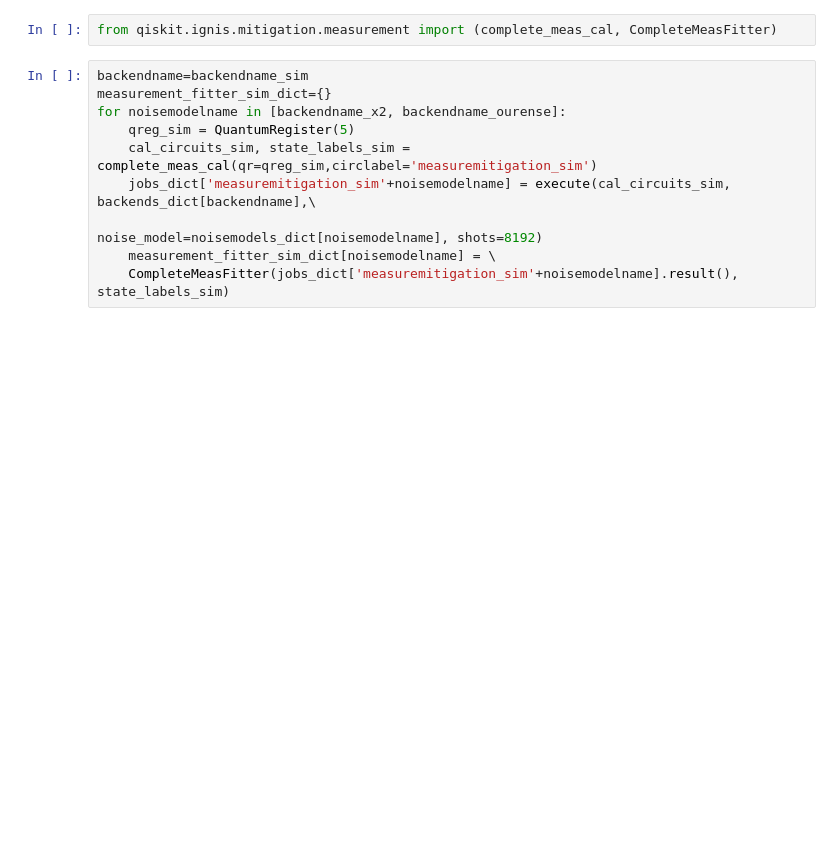
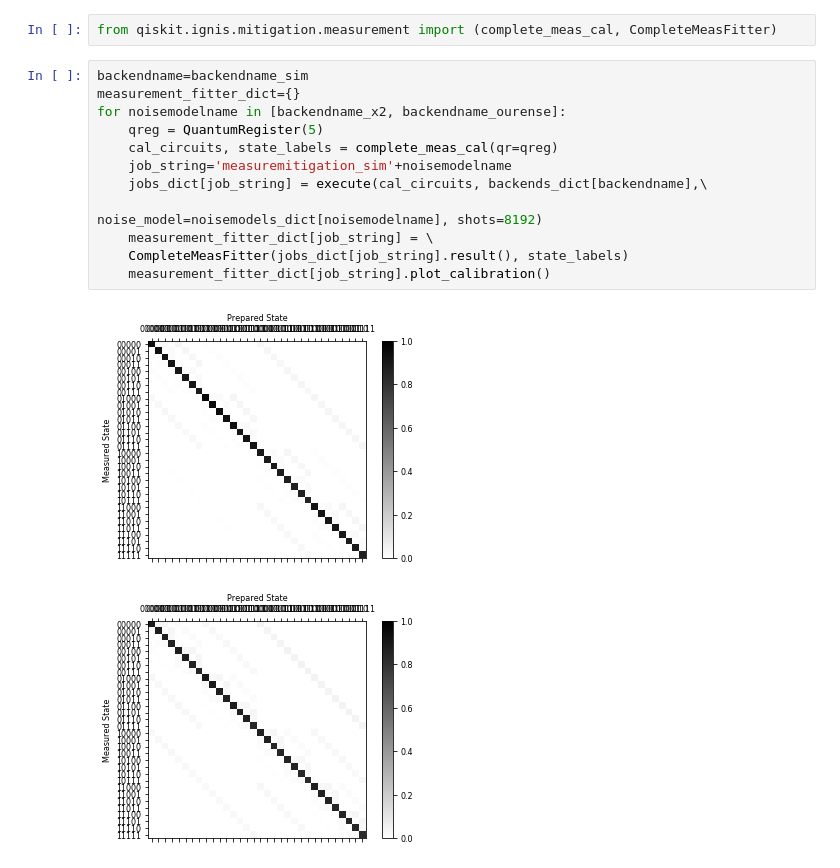
Before and after one commit to OpenQuantumComputing/error_mitigation, a Jupyter notebook: Poker circuit.ipynb, the cells around one changed output. Drawn from its saved outputs; the diff is of its cells as text; blank space fills up the shorter version.

Commit message:
added measurement filter

```diff
--- a/Poker circuit.ipynb
+++ b/Poker circuit.ipynb
@@ -1378,11 +1378,16 @@ $\sigma_d$  & $\mathds{1}$ & $\sigma_x$ & $\sigma_y$ & $\sigma_z$ & $\sigma_x$ &
 from qiskit.ignis.mitigation.measurement import (complete_meas_cal, CompleteMeasFitter)
 # %%
 backendname=backendname_sim
-measurement_fitter_sim_dict={}
+measurement_fitter_dict={}
 for noisemodelname in [backendname_x2, backendname_ourense]:
-    qreg_sim = QuantumRegister(5)
-    cal_circuits_sim, state_labels_sim = complete_meas_cal(qr=qreg_sim,circlabel='measuremitigation_sim')
-    jobs_dict['measuremitigation_sim'+noisemodelname] = execute(cal_circuits_sim, backends_dict[backendname],\
+    qreg = QuantumRegister(5)
+    cal_circuits, state_labels = complete_meas_cal(qr=qreg)
+    job_string='measuremitigation_sim'+noisemodelname
+    jobs_dict[job_string] = execute(cal_circuits, backends_dict[backendname],\
                                                  noise_model=noisemodels_dict[noisemodelname], shots=8192)
-    measurement_fitter_sim_dict[noisemodelname] = \
-    CompleteMeasFitter(jobs_dict['measuremitigation_sim'+noisemodelname].result(), state_labels_sim)
+    measurement_fitter_dict[job_string] = \
+    CompleteMeasFitter(jobs_dict[job_string].result(), state_labels)
+    measurement_fitter_dict[job_string].plot_calibration()
+# %% [output]
+[figure, added]
+[figure, added]
```
Also changed, not shown: parts of 1 cell of this notebook.
